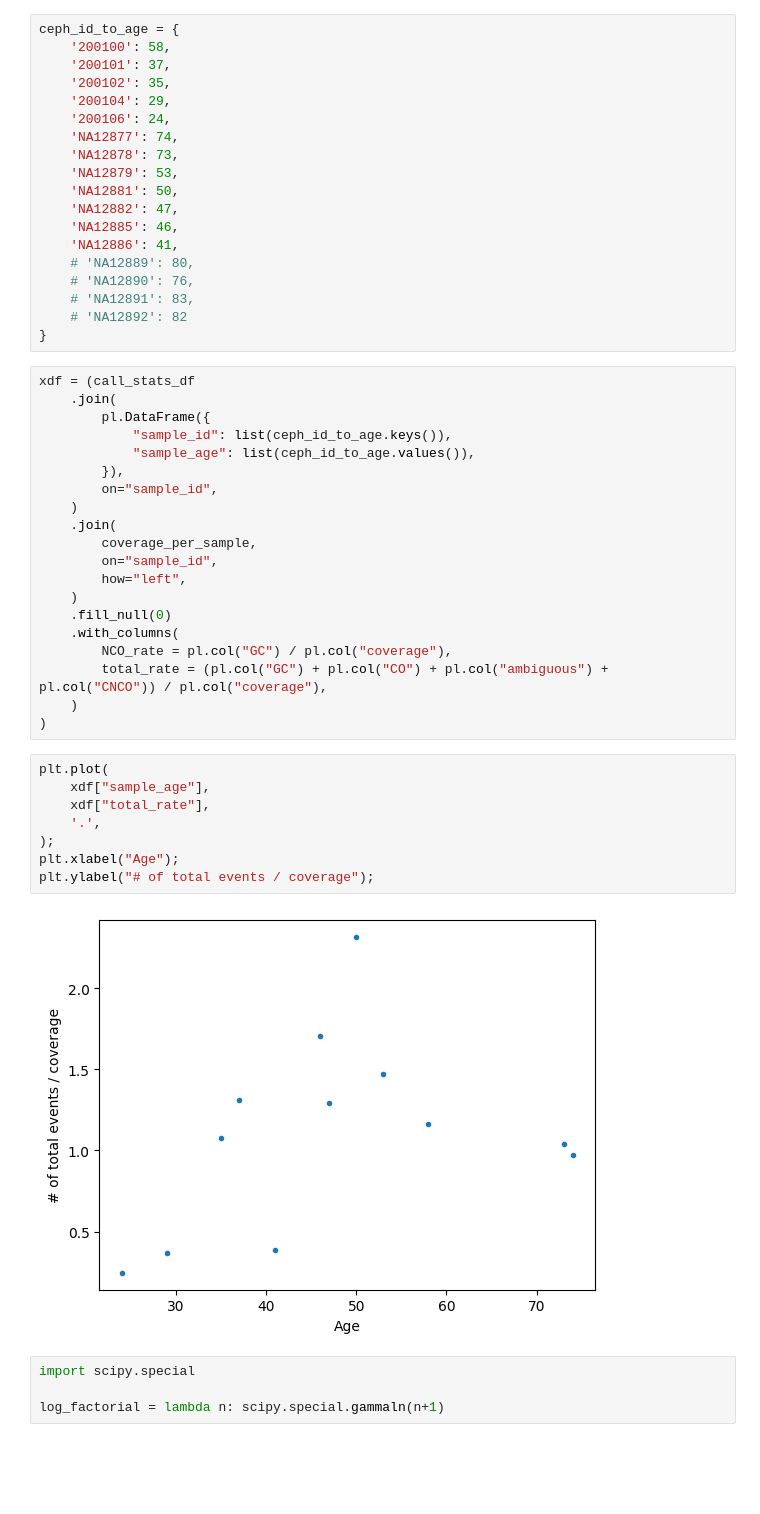
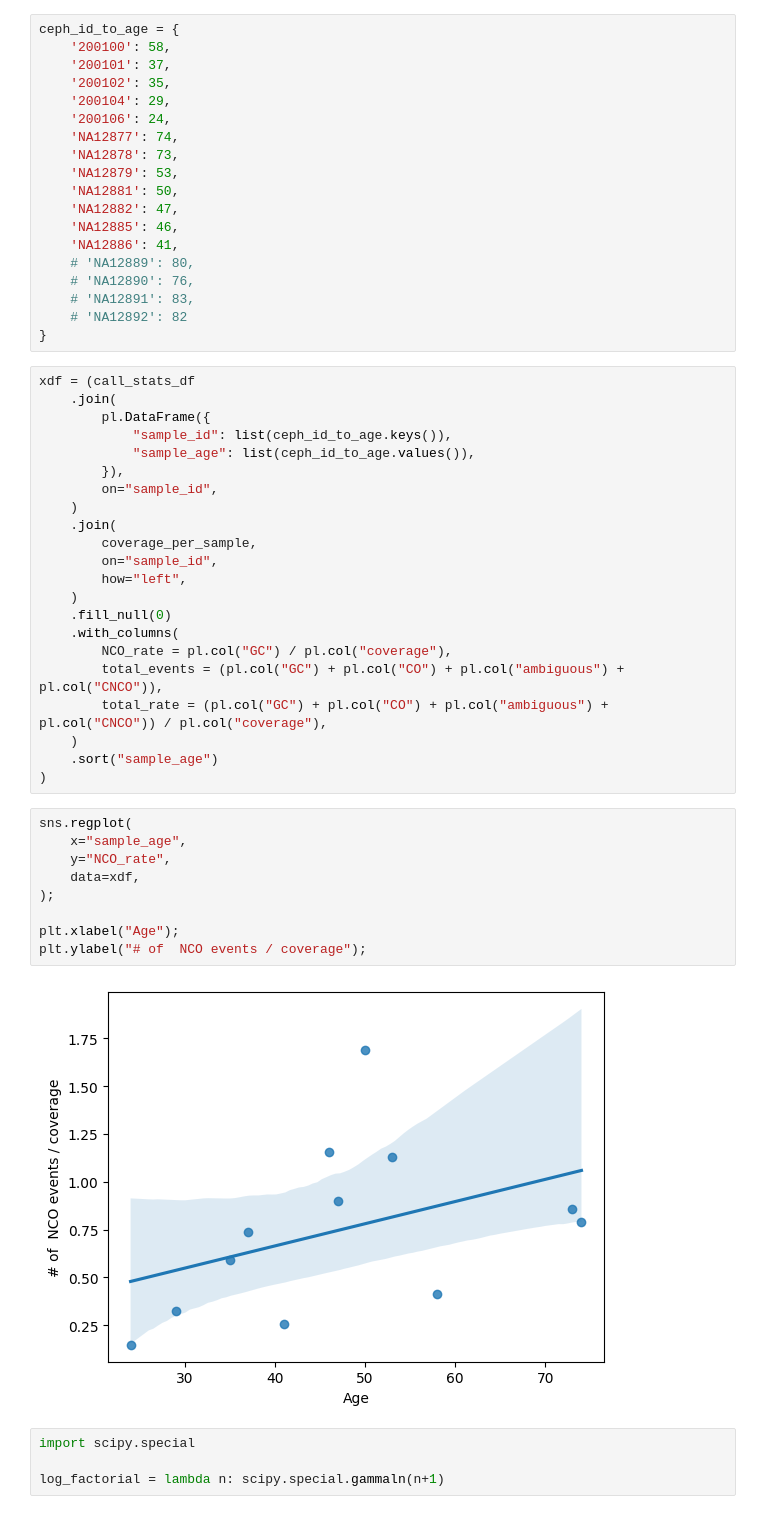
Before and after one commit to regevs/recombination, a Jupyter notebook: notebooks/20250110_preprint_numbers_new.ipynb, the cells around one changed output. Drawn from its saved outputs; the diff is of its cells as text; blank space fills up the shorter version.

```diff
--- a/notebooks/20250110_preprint_numbers_new.ipynb
+++ b/notebooks/20250110_preprint_numbers_new.ipynb
@@ -769,19 +715,22 @@ xdf = (call_stats_df
     .fill_null(0)
     .with_columns(
         NCO_rate = pl.col("GC") / pl.col("coverage"),
+        total_events = (pl.col("GC") + pl.col("CO") + pl.col("ambiguous") + pl.col("CNCO")),
         total_rate = (pl.col("GC") + pl.col("CO") + pl.col("ambiguous") + pl.col("CNCO")) / pl.col("coverage"),
     )
+    .sort("sample_age")
 )
-# %%
-plt.plot(
-    xdf["sample_age"],
-    xdf["total_rate"],
-    '.',
-);
-plt.xlabel("Age");
-plt.ylabel("# of total events / coverage");
-# %% [output]
-[figure, removed]
+# %%
+sns.regplot(
+    x="sample_age",
+    y="NCO_rate",
+    data=xdf,
+);
+
+plt.xlabel("Age");
+plt.ylabel("# of  NCO events / coverage");
+# %% [output]
+[figure, added]
 # %%
 import scipy.special
 
```
Also changed, not shown: parts of 60 cells of this notebook, 18 other files.
